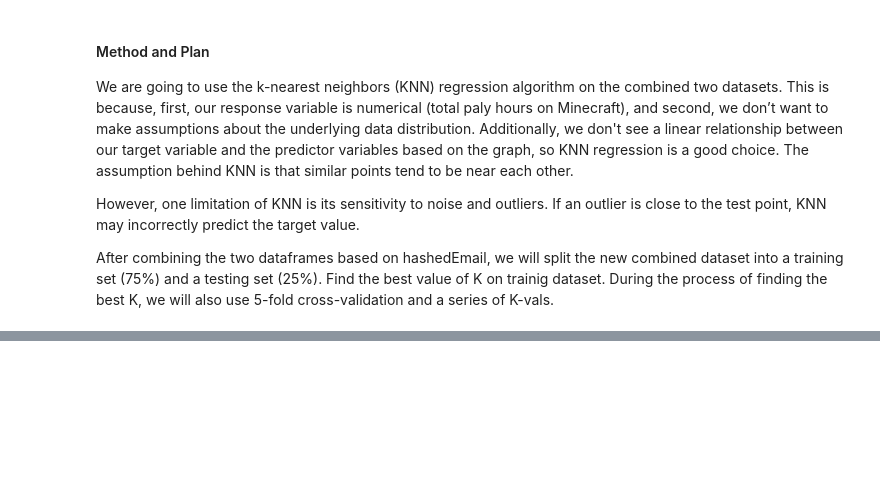
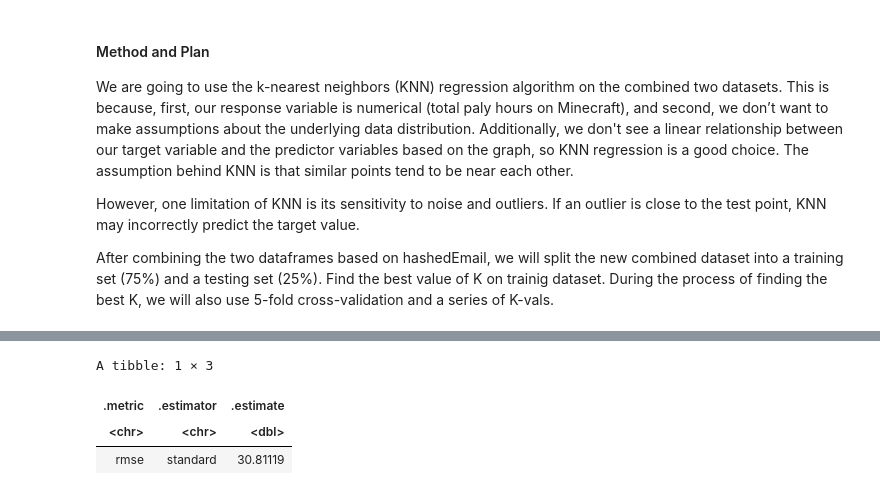
Before and after one commit to yli339/DSCI-Individual, a Jupyter notebook: Group Project.ipynb, the cells around one changed output, grey strips where cells are left out. Saved outputs shown, nothing was run; the diff lists cells and outputs as text; code cells hidden in the pictures; blank space fills up the shorter version.

```diff
--- a/Group Project.ipynb
+++ b/Group Project.ipynb
@@ -242,0 +226,23 @@ print(knn_results)
+# %%
+kmin <- player_results |> pull(neighbors)
+
+knn_spec <- nearest_neighbor(weight_func = "rectangular", neighbors = kmin) |>
+  set_engine("kknn") |>
+  set_mode("regression")
+
+player_fit <- workflow() |>
+  add_recipe(player_recipe) |>
+  add_model(knn_spec) |>
+  fit(data = combined_df_training)
+
+player_summary <- player_fit |>
+  predict(combined_df_testing) |>
+  bind_cols(combined_df_testing) |>
+  metrics(truth = played_hours, estimate = .pred) |>
+  filter(.metric == 'rmse')
+player_summary
+# %% [output]
+A tibble: 1 × 3
+| .metric | .estimator | .estimate |
+| <chr> | <chr> | <dbl> |
+| rmse | standard | 30.81119 |
```
Also changed, not shown: parts of 7 cells of this notebook.
